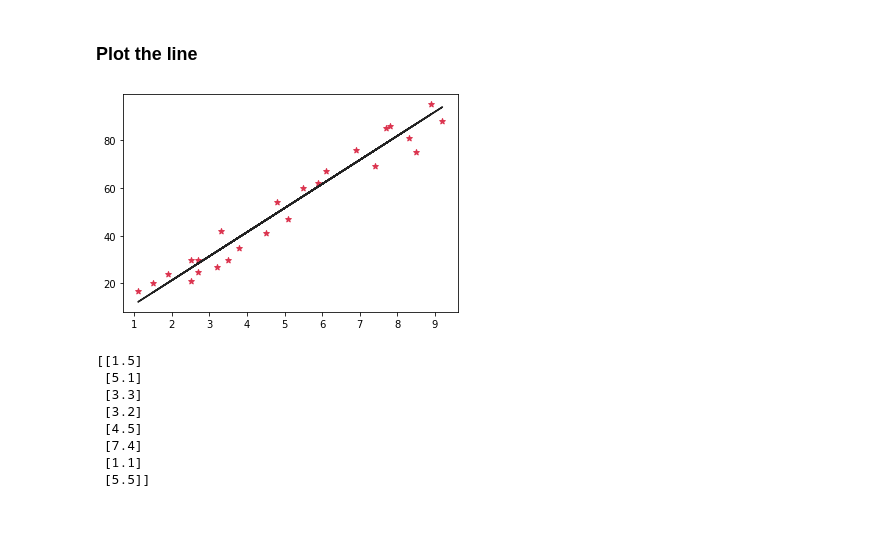
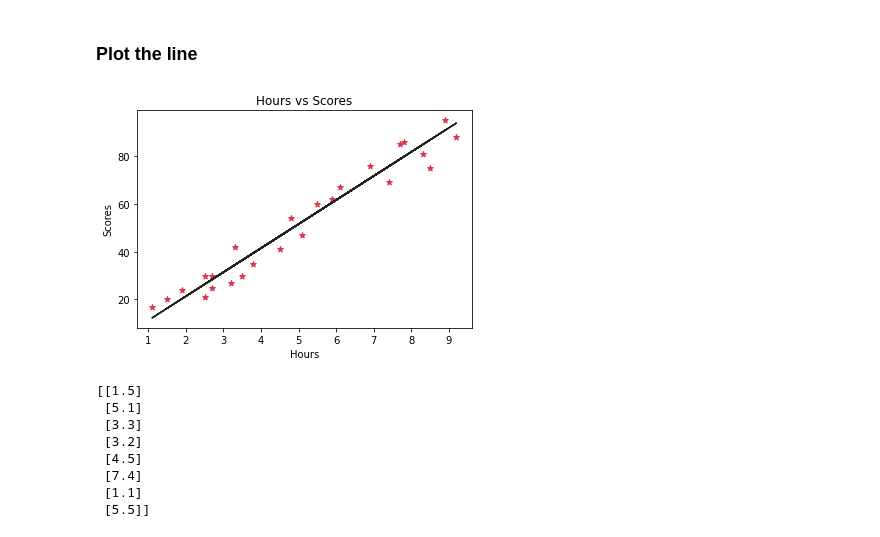
Before and after one commit to dhirenganwani13/GRIP_internship_Data_Science, a Jupyter notebook: GRIP_Task_1.ipynb, the cells around one changed output. Saved outputs shown, nothing was run; the diff lists cells and outputs as text; code cells hidden in the pictures.

```diff
--- a/GRIP_Task_1.ipynb
+++ b/GRIP_Task_1.ipynb
@@ -89,12 +89,15 @@ Training complete.
 # %%
 line = regressor.coef_*x + regressor.intercept_
 
 # Plotting for the test data
 plt.scatter(x, y, marker = '*', color = '#DB324D')
 plt.plot(x, line, color = '#222222');
+plt.xlabel('Hours')
+plt.ylabel('Scores')
+plt.title('Hours vs Scores')
 plt.show()
 # %% [output]
-[figure, old version]
+[figure, new version]
 # %%
 print(x_test) # Testing data - In Hours
 y_pred = regressor.predict(x_test) # Predicting the scores
```
